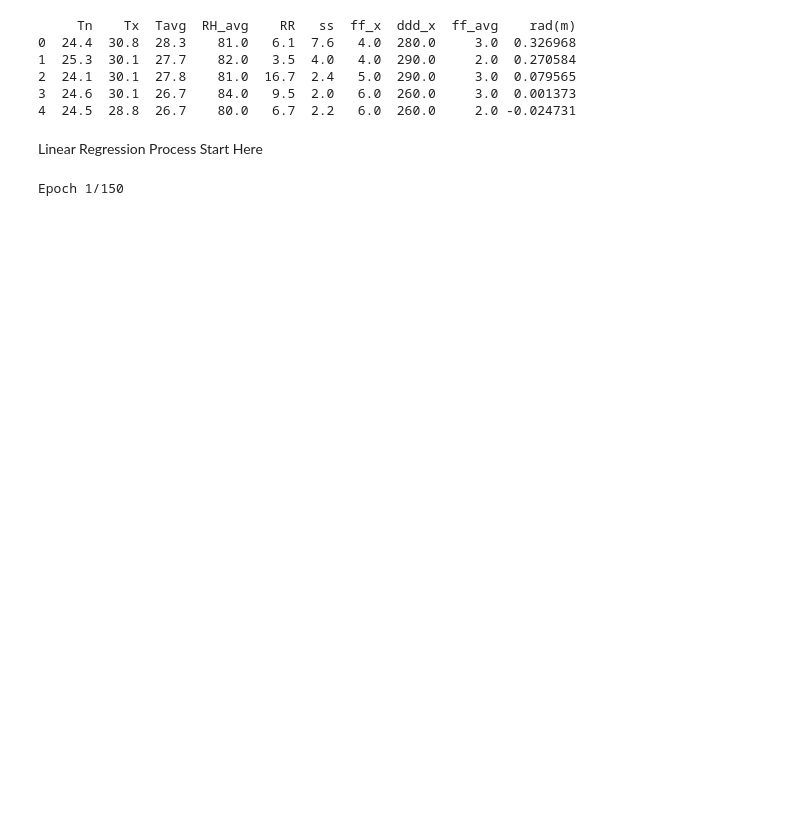
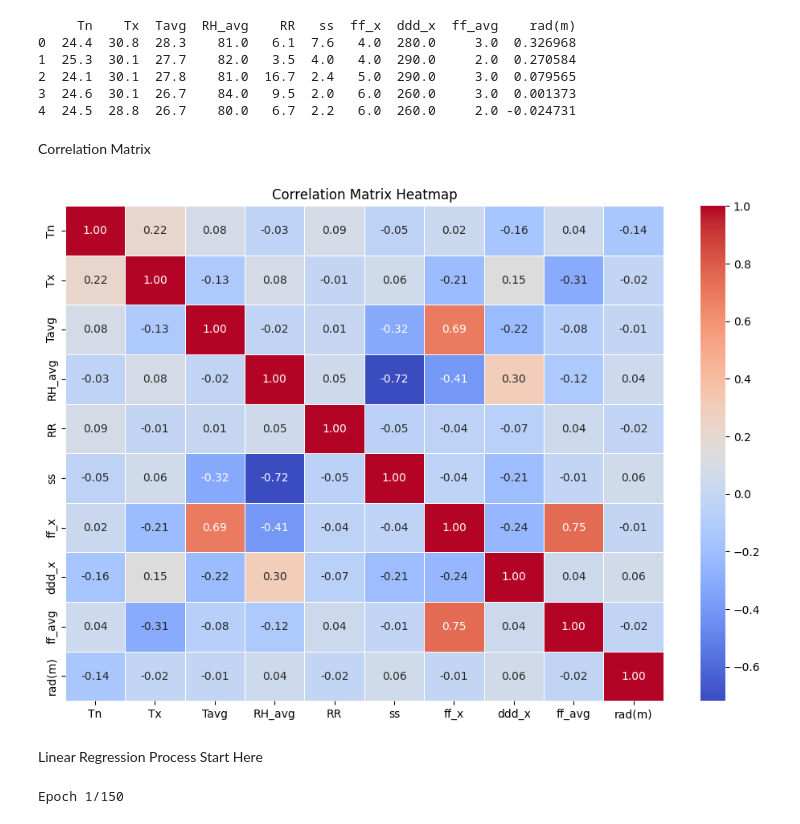
Before and after one commit to sevinadewi/Project-Capstone-Bangkit-Melaut, a Jupyter notebook: Machine Learning/linear_regression_model.ipynb, the cells around one changed output. Cells and saved outputs as stored; diff of their text form; code cells hidden in the pictures; blank space fills up the shorter version.

```diff
--- a/Machine Learning/linear_regression_model.ipynb
+++ b/Machine Learning/linear_regression_model.ipynb
@@ -43,3 +74,20 @@ print(merged_data_sorted.head())
+# %% [markdown]
+Correlation Matrix
+# %%
+
+# Set the size of the plot
+plt.figure(figsize=(12, 8))
+
+# Create a heatmap to visualize the correlation matrix
+sns.heatmap(correlation_matrix, annot=True, cmap='coolwarm', fmt='.2f', linewidths=0.5)
+
+# Set the title of the heatmap
+plt.title('Correlation Matrix Heatmap')
+
+# Display the heatmap
+plt.show()
+# %% [output]
+[figure, added]
 # %% [markdown]
 Linear Regression Process Start Here
 # %%
```
Also changed, not shown: parts of 4 cells of this notebook, 31 other files.
